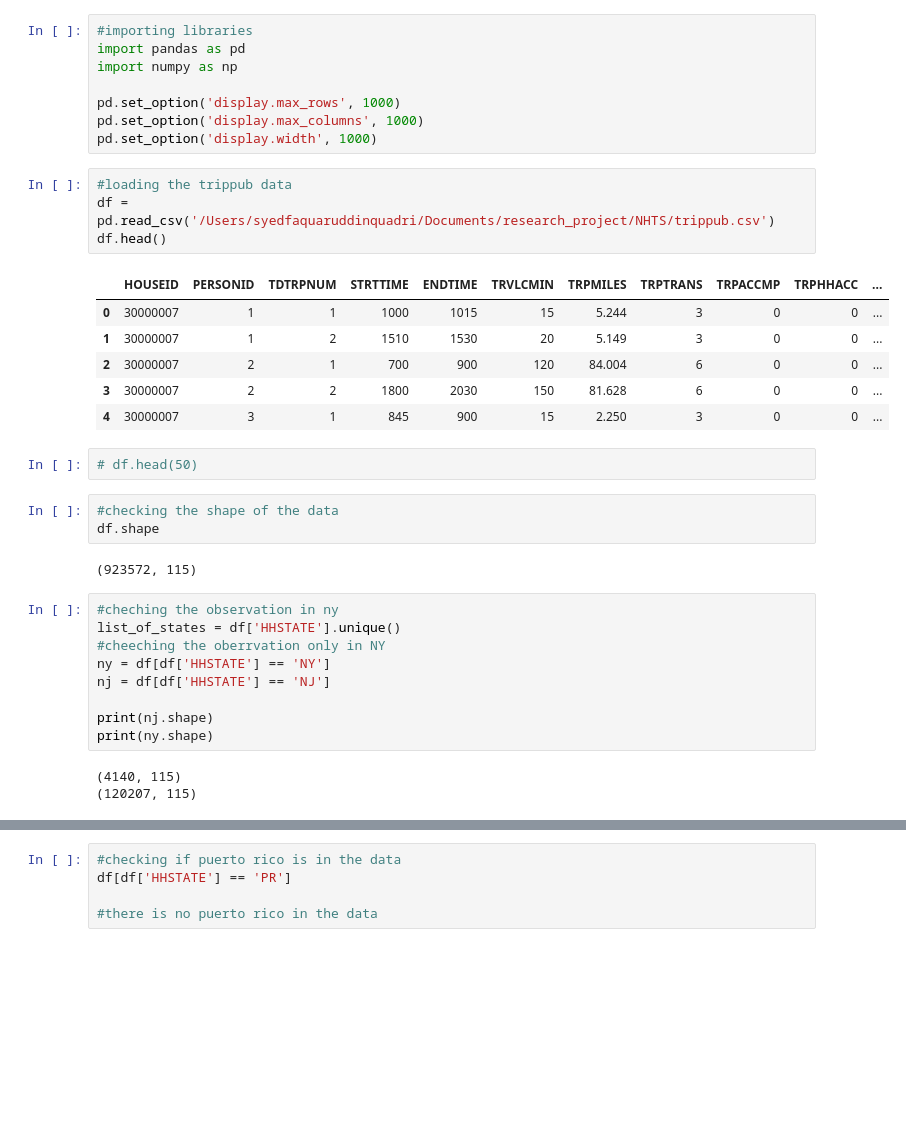
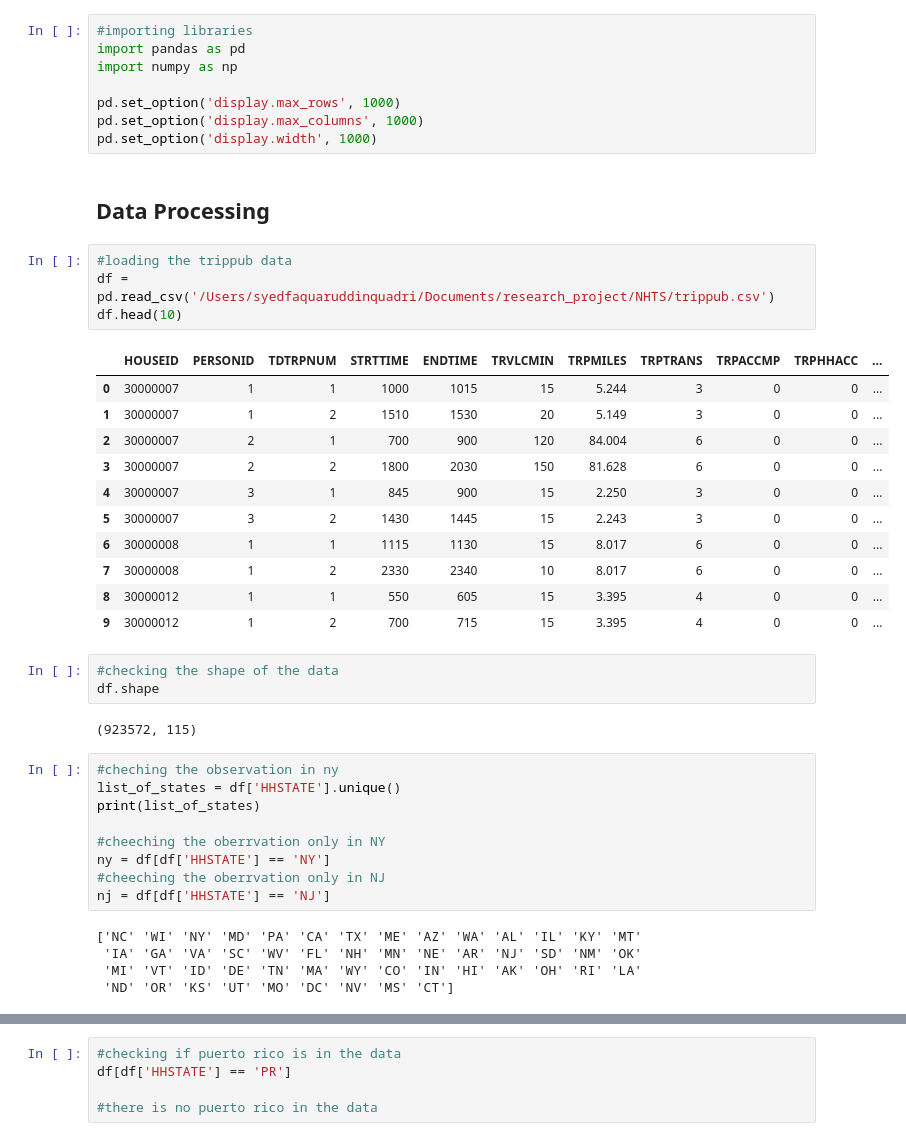
Before and after one commit to SyedFaquar/pattern_recognition, a Jupyter notebook: notebooks/initial_notebook.ipynb, the cells around one changed output, grey strips where cells are left out. Cells and saved outputs as stored; diff of their text form; blank space fills up the shorter version.

Commit message:
processing data

```diff
--- a/notebooks/initial_notebook.ipynb
+++ b/notebooks/initial_notebook.ipynb
@@ -6,19 +6,24 @@ import numpy as np
 pd.set_option('display.max_rows', 1000)
 pd.set_option('display.max_columns', 1000)
 pd.set_option('display.width', 1000)
+# %% [markdown]
+## Data Processing
 # %%
 #loading the trippub data
 df = pd.read_csv('/Users/syedfaquaruddinquadri/Documents/research_project/NHTS/trippub.csv')
-df.head()
+df.head(10)
 # %% [output]
 |  | HOUSEID | PERSONID | TDTRPNUM | STRTTIME | ENDTIME | TRVLCMIN | TRPMILES | TRPTRANS | TRPACCMP | TRPHHACC | ... |
 | 0 | 30000007 | 1 | 1 | 1000 | 1015 | 15 | 5.244 | 3 | 0 | 0 | ... |
 | 1 | 30000007 | 1 | 2 | 1510 | 1530 | 20 | 5.149 | 3 | 0 | 0 | ... |
 | 2 | 30000007 | 2 | 1 | 700 | 900 | 120 | 84.004 | 6 | 0 | 0 | ... |
 | 3 | 30000007 | 2 | 2 | 1800 | 2030 | 150 | 81.628 | 6 | 0 | 0 | ... |
 | 4 | 30000007 | 3 | 1 | 845 | 900 | 15 | 2.250 | 3 | 0 | 0 | ... |
+| 5 | 30000007 | 3 | 2 | 1430 | 1445 | 15 | 2.243 | 3 | 0 | 0 | ... |
+| 6 | 30000008 | 1 | 1 | 1115 | 1130 | 15 | 8.017 | 6 | 0 | 0 | ... |
+| 7 | 30000008 | 1 | 2 | 2330 | 2340 | 10 | 8.017 | 6 | 0 | 0 | ... |
+| 8 | 30000012 | 1 | 1 | 550 | 605 | 15 | 3.395 | 4 | 0 | 0 | ... |
+| 9 | 30000012 | 1 | 2 | 700 | 715 | 15 | 3.395 | 4 | 0 | 0 | ... |
-# %%
-# df.head(50)
 # %%
 #checking the shape of the data
 df.shape
@@ -27,12 +32,14 @@ df.shape
 # %%
 #cheching the observation in ny
 list_of_states = df['HHSTATE'].unique()
+print(list_of_states)
+
 #cheeching the oberrvation only in NY
 ny = df[df['HHSTATE'] == 'NY']
+#cheeching the oberrvation only in NJ
 nj = df[df['HHSTATE'] == 'NJ']
-
-print(nj.shape)
-print(ny.shape)
 # %% [output]
-(4140, 115)
-(120207, 115)
+['NC' 'WI' 'NY' 'MD' 'PA' 'CA' 'TX' 'ME' 'AZ' 'WA' 'AL' 'IL' 'KY' 'MT'
+ 'IA' 'GA' 'VA' 'SC' 'WV' 'FL' 'NH' 'MN' 'NE' 'AR' 'NJ' 'SD' 'NM' 'OK'
+ 'MI' 'VT' 'ID' 'DE' 'TN' 'MA' 'WY' 'CO' 'IN' 'HI' 'AK' 'OH' 'RI' 'LA'
+ 'ND' 'OR' 'KS' 'UT' 'MO' 'DC' 'NV' 'MS' 'CT']
```
Also changed, not shown: parts of 25 cells of this notebook.
